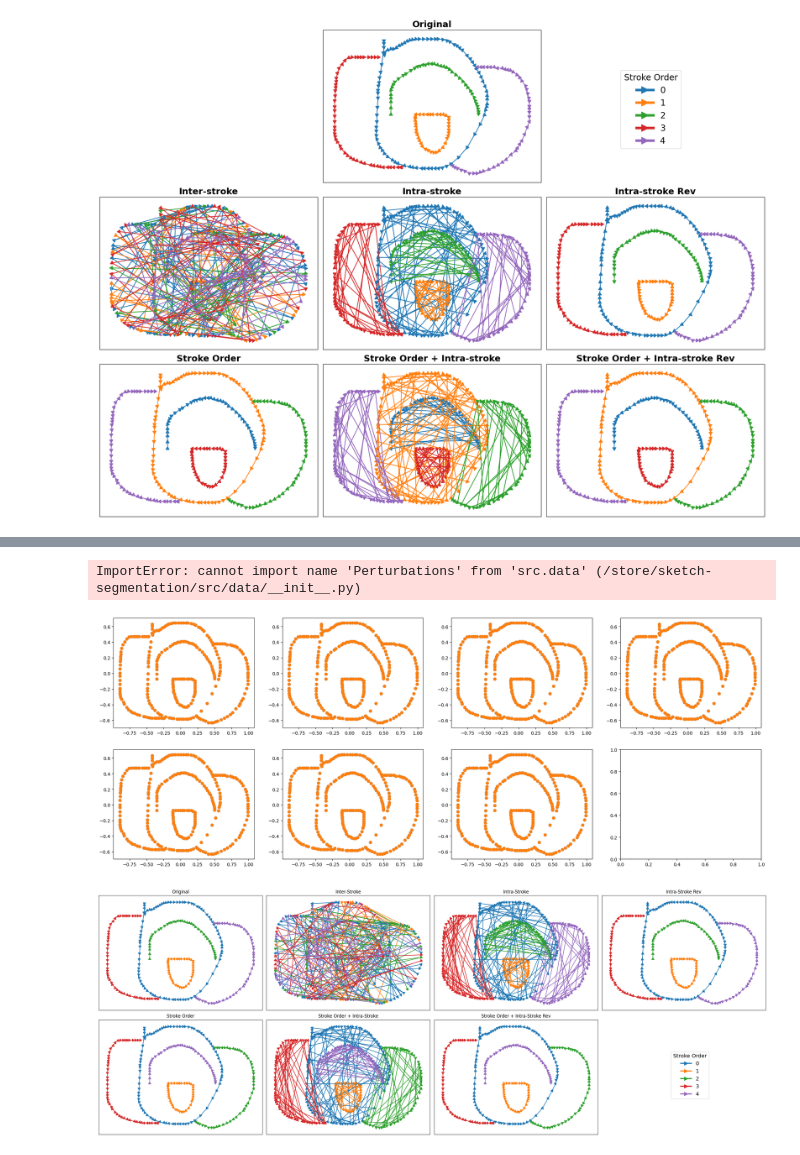
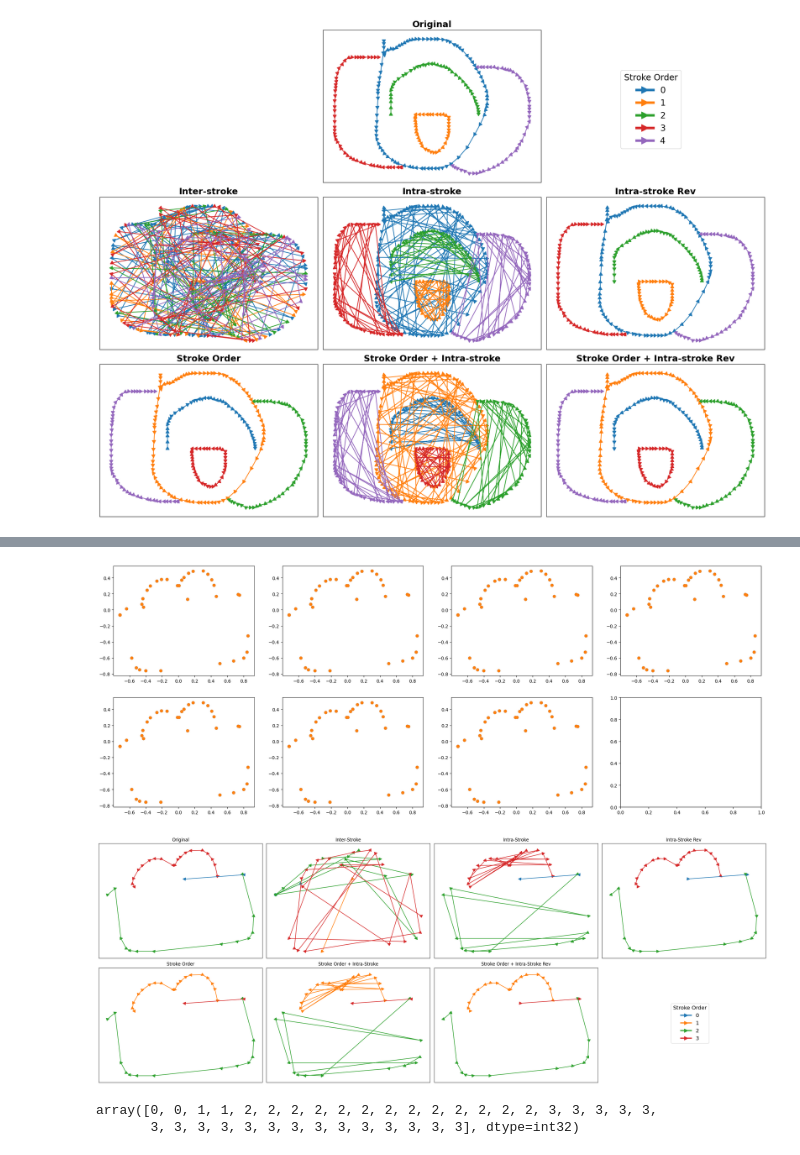
Before and after one commit to MarceloMoraesJr/Sketch-Temporality, a Jupyter notebook: notebooks/sketch_permutations.ipynb, the cells around one changed output, grey strips where cells are left out. Saved outputs shown, nothing was run; the diff lists cells and outputs as text; code cells hidden in the pictures.

Commit message:
sketch order experiments ready

```diff
--- a/notebooks/sketch_permutations.ipynb
+++ b/notebooks/sketch_permutations.ipynb
@@ -152,16 +152,14 @@ for stroke, stroke_len in zip(*np.unique(strokes, return_counts=True)):
 # %%
-from src.data import SPGDataset, Perturbations
+from src.data import SPGDataset, QuickDrawDataset, PerturbationsConfig
 
 data = []
-data.append((SPGDataset("../data/spg/", perturbations=Perturbations(False, False, False, False))[67], "Original"))
-data.append((SPGDataset("../data/spg/", perturbations=Perturbations(True, False, False, False))[67], "Inter-Stroke"))
-data.append((SPGDataset("../data/spg/", perturbations=Perturbations(False, True, False, False))[67], "Intra-Stroke"))
-data.append((SPGDataset("../data/spg/", perturbations=Perturbations(False, False, True, False))[67], "Intra-Stroke Rev"))
-data.append((SPGDataset("../data/spg/", perturbations=Perturbations(False, False, False, True))[67], "Stroke Order"))
-data.append((SPGDataset("../data/spg/", perturbations=Perturbations(False, True, False, True))[67], "Stroke Order + Intra-Stroke"))
-data.append((SPGDataset("../data/spg/", perturbations=Perturbations(False, False, True, True))[67], "Stroke Order + Intra-Stroke Rev"))
+data.append((QuickDrawDataset("../data/quickdraw/", perturbations=PerturbationsConfig(False, False, False, False))[100], "Original"))
+data.append((QuickDrawDataset("../data/quickdraw/", perturbations=PerturbationsConfig(True, False, False, False))[100], "Inter-Stroke"))
+data.append((QuickDrawDataset("../data/quickdraw/", perturbations=PerturbationsConfig(False, True, False, False))[100], "Intra-Stroke"))
+data.append((QuickDrawDataset("../data/quickdraw/", perturbations=PerturbationsConfig(False, False, True, False))[100], "Intra-Stroke Rev"))
+data.append((QuickDrawDataset("../data/quickdraw/", perturbations=PerturbationsConfig(False, False, False, True))[100], "Stroke Order"))
+data.append((QuickDrawDataset("../data/quickdraw/", perturbations=PerturbationsConfig(False, True, False, True))[100], "Stroke Order + Intra-Stroke"))
+data.append((QuickDrawDataset("../data/quickdraw/", perturbations=PerturbationsConfig(False, False, True, True))[100], "Stroke Order + Intra-Stroke Rev"))
-# %% [output]
-ImportError: cannot import name 'Perturbations' from 'src.data' (/store/sketch-segmentation/src/data/__init__.py)
 # %%
 def normalize_absolute_coords(points):
 	centroid = np.mean(points, axis=0)
@@ -179,26 +177,33 @@ for i in range(len(data)):
     pos_relative = normalize_absolute_coords(data[i][0]['pos_relative'].cumsum(axis=0))
     axis[i].scatter(pos_relative[:, 0], -pos_relative[:, 1])
 # %% [output]
-[figure, old version]
+[figure, new version]
 # %%
+prop_cycle = plt.rcParams['axes.prop_cycle']
+default_colors = prop_cycle.by_key()['color']
 fig, axis = plt.subplots(2, 4, figsize=(6.4 * 4, 2 * 4.8))
 axis = axis.flatten()
 for i in range(len(data)):
     axis[i].set_title(data[i][1])
     draw_sketch(data[i][0]['pos_absolute'], data[i][0]['stroke_id'], axis[i])
     axis[i].set_xticks([])
     axis[i].set_yticks([])
 axis[-1].set_axis_off()
 
 ax = plt.gca()
 for stroke in np.unique(data[0][0]['stroke_id']):
     ax.plot([], [], marker=">", markersize=10, linewidth=3, color=default_colors[stroke], label=int(stroke))
 handles, labels = ax.get_legend_handles_labels()
 fig.legend( handles, labels, title="Stroke Order", loc='center left', ncol=1, bbox_to_anchor=(0.85, 0.25), fontsize='x-large', title_fontsize='x-large')
 
 plt.tight_layout()
 # %% [output]
-[figure, old version]
+[figure, new version]
+# %%
+data[0][0]['stroke_id']
+# %% [output]
+array([0, 0, 1, 1, 2, 2, 2, 2, 2, 2, 2, 2, 2, 2, 2, 2, 2, 3, 3, 3, 3, 3,
+       3, 3, 3, 3, 3, 3, 3, 3, 3, 3, 3, 3, 3, 3], dtype=int32)
 # %%
 fig, axis = plt.subplots(2, 4, figsize=(6.4 * 4, 2 * 4.8))
 axis = axis.flatten()
```
Also changed, not shown: parts of 8 cells of this notebook, 22 other files.
